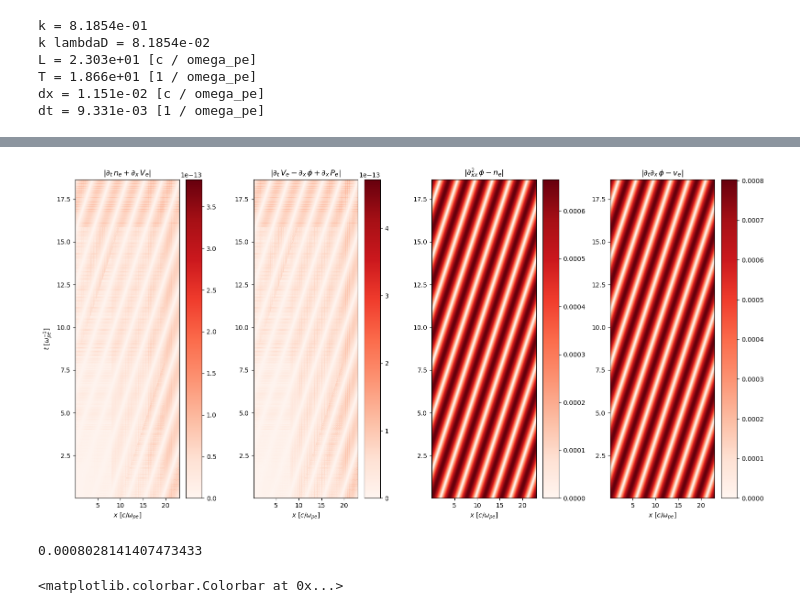
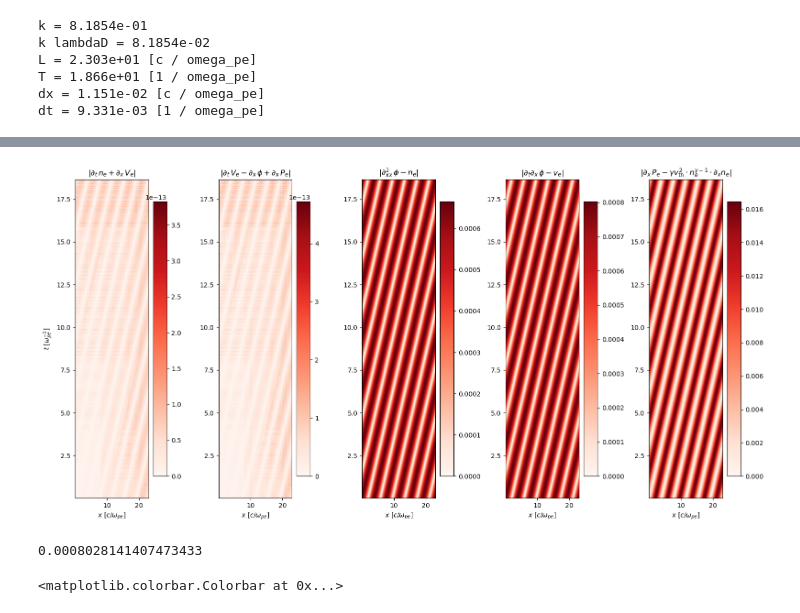
Before and after one commit to amoozing2539/Plasma_PINNS, a Jupyter notebook: PINN_Langmuir_Zack_UPDATED.ipynb, the cells around one changed output, grey strips where cells are left out. Cells and saved outputs as stored; diff of their text form; code cells hidden in the pictures.

```diff
--- a/PINN_Langmuir_Zack_UPDATED.ipynb
+++ b/PINN_Langmuir_Zack_UPDATED.ipynb
@@ -263,6 +265,7 @@ phi_amp = 1.0  # amplitude of electrostatic potential perturbation, in units of
 omega_list = [omega]
 phi_amp_list = [phi_amp]
 delta_list = [0.]
+gamma = 3
 
 k, k_lambda_debye = bohm_gross_dispersion(omega_list[0], vth) # wavenumber obtained from B-G dispersion relation for EPWs in warm plasma
                                                               # This is used to define the spatial extent of the generated data
@@ -362,44 +365,50 @@ momentum = V_t - phi_x + P_x
 poisson = phi_xx - N_GT
 ampere = phi_xt + V_GT
 #need some way to constrain the pressure gradient
-# adiabatic = P_x - ((.1)**2)*((N_GT)**(2))*N_x
+adiabatic = P_x - gamma*((vth)**2)*((N_GT)**(gamma-1))*N_x
 # %%
 ext = [x_arr[1], x_arr[-2], t_arr[1], t_arr[-2]]
 
 plt.figure(figsize=(16,8))
 
-plt.subplot(1, 4, 1)
+plt.subplot(1, 5, 1)
 plt.title(r'$| \partial_t \, n_e + \partial_x \, V_e |$')
 plt.xlabel(r'$x \, \, [c / \omega_{pe}]$')
 plt.ylabel(r'$t \, \, [\omega_{pe}^{-1}]$')
 plt.imshow(np.abs(continuity)[1:-1, 1:-1], extent=ext, origin='lower', aspect='auto', cmap='Reds', vmin=0.)
 plt.colorbar()
 
-plt.subplot(1, 4, 2)
+plt.subplot(1, 5, 2)
 plt.title(r'$| \partial_t \, V_e - \partial_x \, \phi + \partial_x \, P_e |$')
 plt.xlabel(r'$x \, \, [c / \omega_{pe}]$')
 plt.imshow(np.abs(momentum)[1:-1, 1:-1], extent=ext, origin='lower', aspect='auto', cmap='Reds', vmin=0.)
 plt.colorbar()
 
-plt.subplot(1, 4, 3)
+plt.subplot(1, 5, 3)
 plt.title(r'$| \partial^2_{xx} \, \phi - n_e |$')
 plt.xlabel(r'$x \, \, [c / \omega_{pe}]$')
 plt.imshow(np.abs(poisson)[1:-1, 1:-1], extent=ext, origin='lower', aspect='auto', cmap='Reds', vmin=0.)
 plt.colorbar()
 
-plt.subplot(1, 4, 4)
+plt.subplot(1, 5, 4)
 plt.title(r'$| \partial_{t}\partial_{x} \, \phi - v_e |$')
 plt.xlabel(r'$x \, \, [c / \omega_{pe}]$')
 plt.imshow(np.abs(ampere)[1:-1, 1:-1], extent=ext, origin='lower', aspect='auto', cmap='Reds', vmin=0.)
+plt.colorbar()
+
+plt.subplot(1, 5, 5)
+plt.title(r'|$\partial_{x} \,P_e - \gamma v_{\text{th}}^2 \cdot n_e^{\gamma-1} \cdot \partial_{x}n_e|$')
+plt.xlabel(r'$x \, \, [c / \omega_{pe}]$')
+plt.imshow(np.abs(adiabatic)[1:-1, 1:-1], extent=ext, origin='lower', aspect='auto', cmap='Reds', vmin=0.)
 plt.colorbar()
 
 
 plt.tight_layout()
 plt.show()
 
 print(np.max(np.abs(ampere)[1:-1, 1:-1]))
 # %% [output]
-[figure, old version]
+[figure, new version]
 0.0008028141407473433
 # %%
 XX, TT = np.meshgrid(x_arr, t_arr)
```
Also changed, not shown: parts of 13 cells of this notebook, 1 other file.
